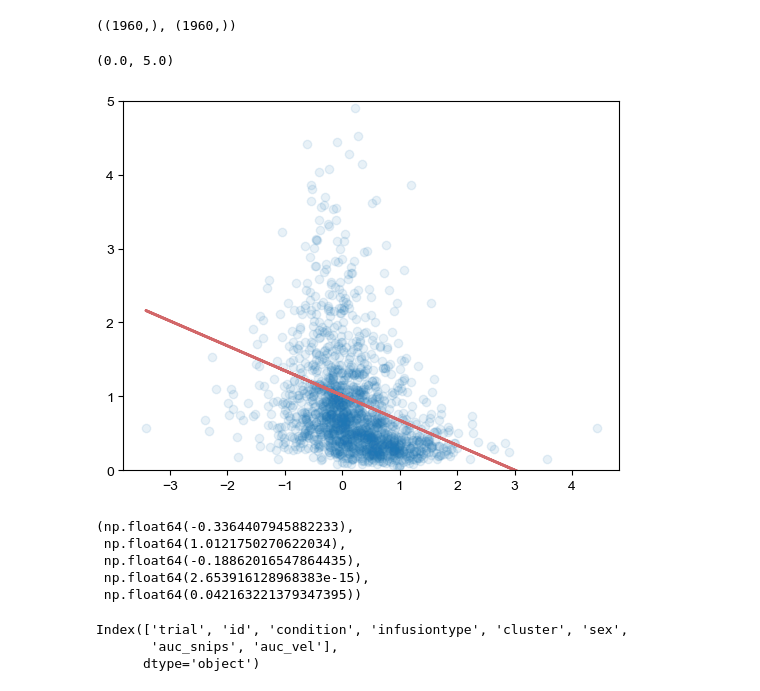
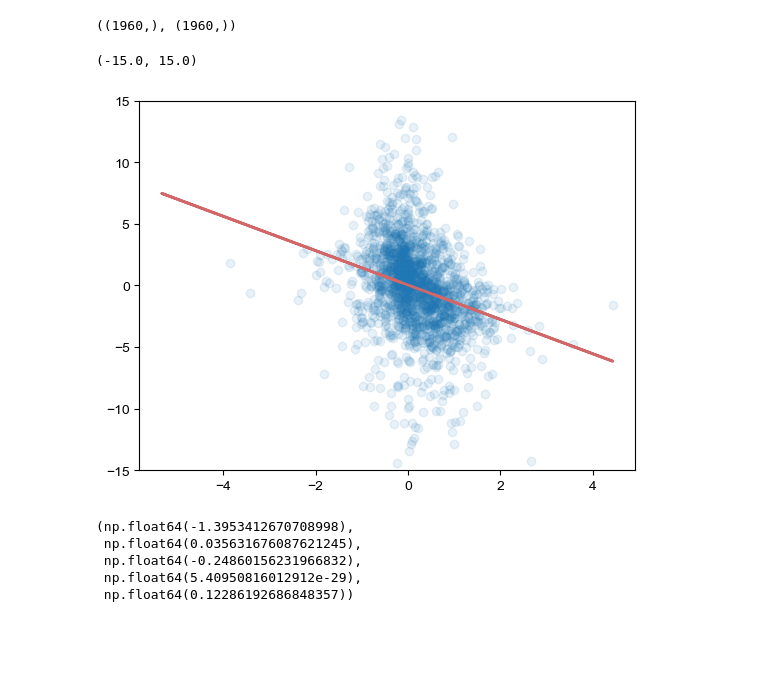
Before and after one commit to jaimemcc/bazzino, a Jupyter notebook: notebooks/figs_for_ang_vel.ipynb, the cells around one changed output. Cells and saved outputs as stored; diff of their text form; code cells hidden in the pictures; blank space fills up the shorter version.

```diff
--- a/notebooks/figs_for_ang_vel.ipynb
+++ b/notebooks/figs_for_ang_vel.ipynb
@@ -78,6 +78,21 @@ x_vel.shape
 0
 (1960, 200)
 (1960, 6)
+# %%
+def smooth_array(arr, window_size=5):
+    """
+    Smooth a 2D array along one dimension using a moving average.
+
+    :param arr: 2D NumPy array
+    :param window_size: Size of the smoothing window
+    :return: Smoothed 2D array
+    """
+    kernel = np.ones(window_size) / window_size
+    smoothed = np.apply_along_axis(lambda m: np.convolve(m, kernel, mode='same'), axis=1, arr=arr)
+    return smoothed
+
+# Example usage
+snips_vel = smooth_array(snips_vel, window_size=5)
 # %%
 x_vel.index
 # %% [output]
@@ -502,36 +517,30 @@ auc_vel.shape, auc_snips.shape
 # %%
 df = pd.DataFrame({"auc_snips": auc_snips, "auc_vel": auc_vel}).dropna(axis='rows')
 
 f, ax = plt.subplots()
 ax.scatter(df.auc_snips, df.auc_vel, alpha=0.1)
 
 x = df.auc_snips
 y = df.auc_vel
 color = "#D26769"
 
 slope, intercept, r_value, p_value, std_err = stats.linregress(x, y)
 y_fit = slope * x + intercept
 ax.plot(x, y_fit, color=color, lw=2)
 
-ax.set_ylim([0, 5])
+ax.set_ylim([-15, 15])
 # %% [output]
-(0.0, 5.0)
+(-15.0, 15.0)
-[figure, old version]
+[figure, new version]
 # %%
 slope, intercept, r_value, p_value, std_err
 # %% [output]
-(np.float64(-0.3364407945882233),
- np.float64(1.0121750270622034),
- np.float64(-0.18862016547864435),
- np.float64(2.653916128968383e-15),
- np.float64(0.042163221379347395))
+(np.float64(-1.3953412670708998),
+ np.float64(0.035631676087621245),
+ np.float64(-0.24860156231966832),
+ np.float64(5.40950816012912e-29),
+ np.float64(0.12286192686848357))
 # %%
 df = pd.DataFrame({"auc_snips": auc_snips, "auc_vel": auc_vel})
 # %%
 df2 = pd.concat([x_vel, df], axis=1)
-# %%
-df2.columns
-# %% [output]
-Index(['trial', 'id', 'condition', 'infusiontype', 'cluster', 'sex',
-       'auc_snips', 'auc_vel'],
-      dtype='object')
```
Also changed, not shown: parts of 12 cells of this notebook, 1 other file.
